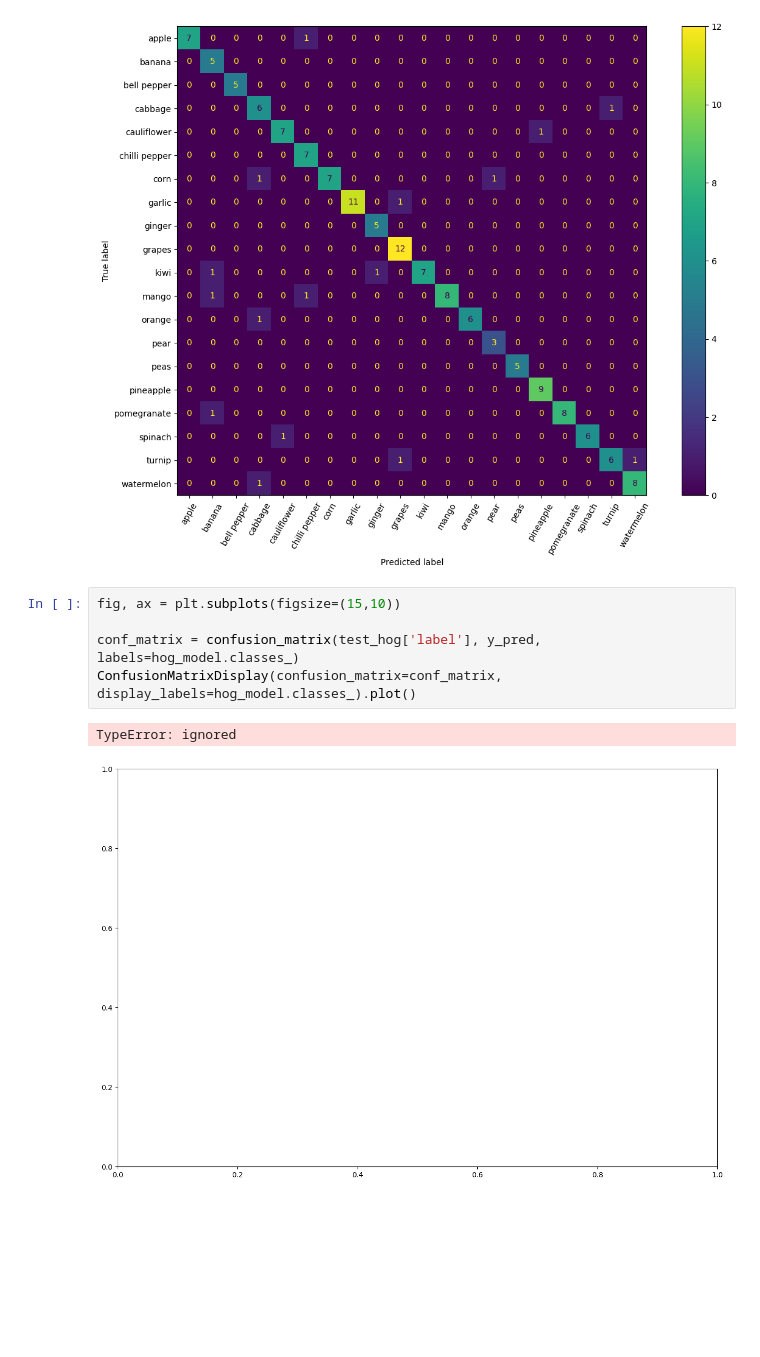
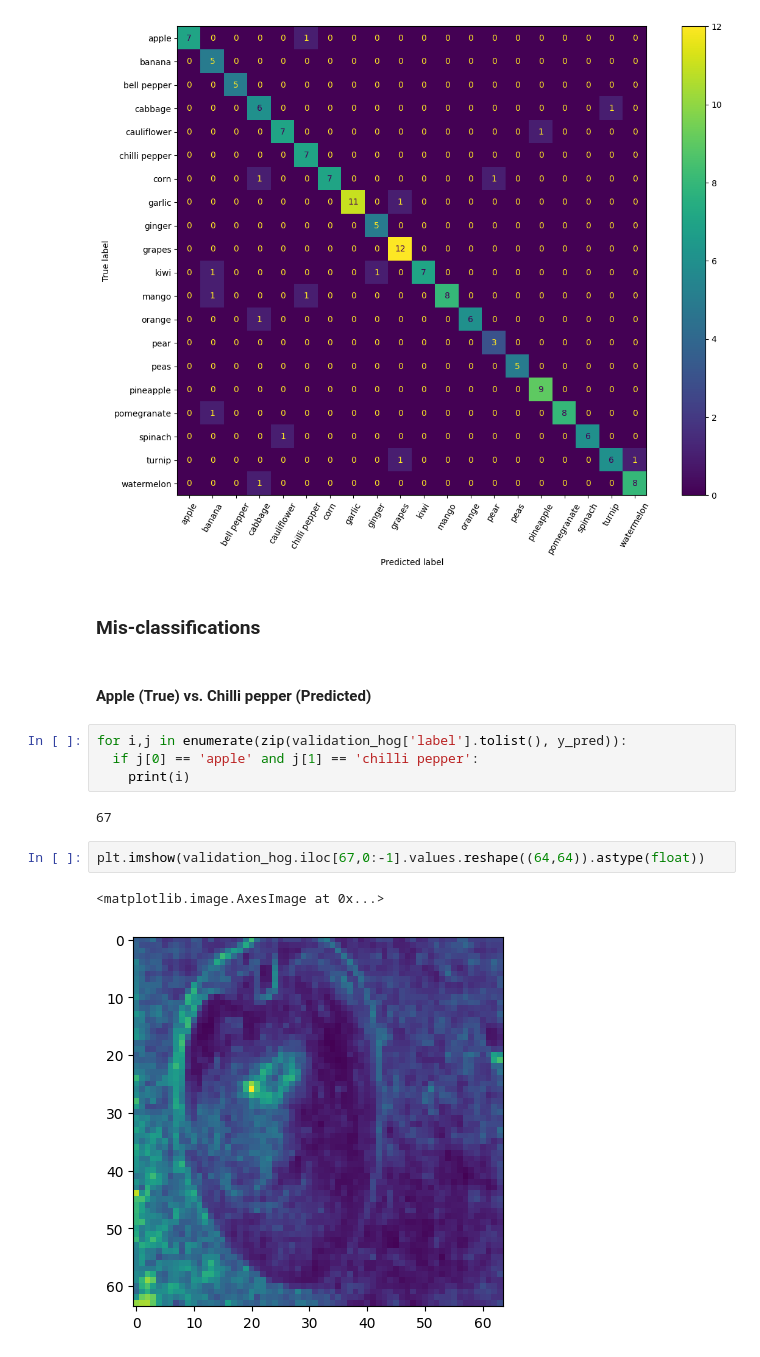
Before and after one commit to vrvenkatesh/w281-summer-2023-project-computer-vision, a Jupyter notebook: logistic_regression_HOG_features.ipynb, the cells around one changed output. Cells and saved outputs as stored; diff of their text form; blank space fills up the shorter version.

```diff
--- a/logistic_regression_HOG_features.ipynb
+++ b/logistic_regression_HOG_features.ipynb
@@ -378,11 +385,18 @@ ConfusionMatrixDisplay.from_predictions(validation_hog['label'], y_pred, xticks_
 # %% [output]
 <sklearn.metrics._plot.confusion_matrix.ConfusionMatrixDisplay at 0x...>
 [figure]
-# %%
-fig, ax = plt.subplots(figsize=(15,10))
-
-conf_matrix = confusion_matrix(test_hog['label'], y_pred, labels=hog_model.classes_)
-ConfusionMatrixDisplay(confusion_matrix=conf_matrix, display_labels=hog_model.classes_).plot()
-# %% [output]
-TypeError: ignored
-[figure, removed]
+# %% [markdown]
+### Mis-classifications
+# %% [markdown]
+#### Apple (True) vs. Chilli pepper (Predicted)
+# %%
+for i,j in enumerate(zip(validation_hog['label'].tolist(), y_pred)):
+  if j[0] == 'apple' and j[1] == 'chilli pepper':
+    print(i)
+# %% [output]
+67
+# %%
+plt.imshow(validation_hog.iloc[67,0:-1].values.reshape((64,64)).astype(float))
+# %% [output]
+<matplotlib.image.AxesImage at 0x...>
+[figure, added]
```
Also changed, not shown: parts of 9 cells of this notebook.
